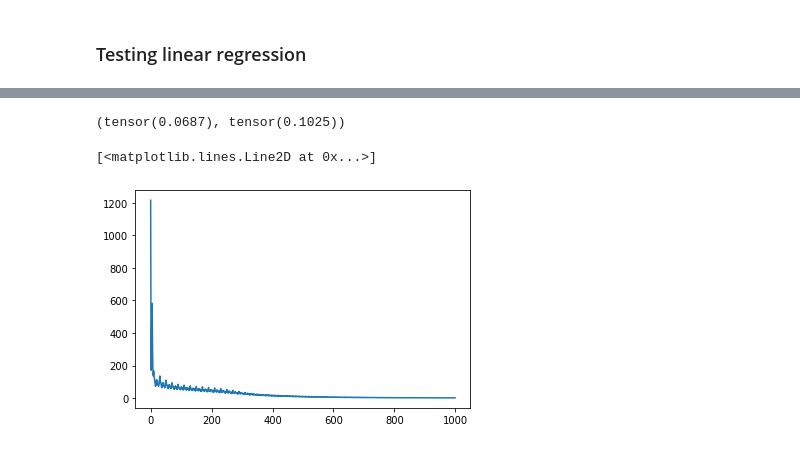
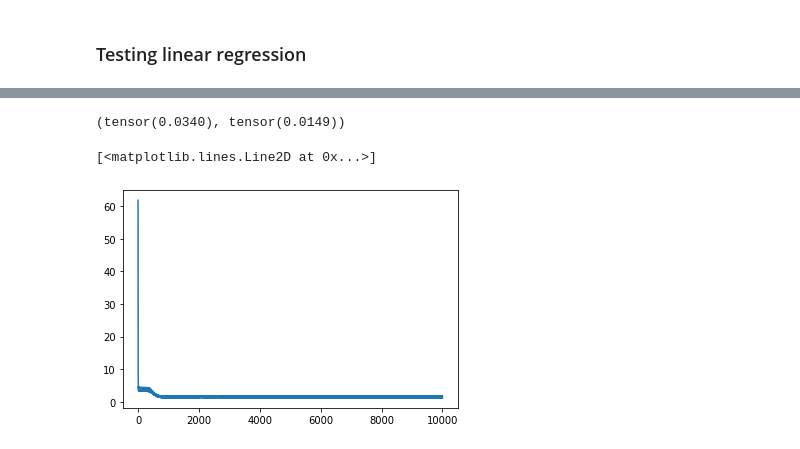
Before and after one commit to lustea0201/dl_projects, a Jupyter notebook: project2/main.ipynb, the cells around one changed output, grey strips where cells are left out. Drawn from its saved outputs; the diff is of its cells as text; code cells hidden in the pictures.

```diff
--- a/project2/main.ipynb
+++ b/project2/main.ipynb
@@ -25,13 +15,13 @@ tensor([0., 0., 1., 0., 5.])
 # %% [markdown]
 ### Testing linear regression
 # %%
-from module import Linear
+from module import Linear, ReLU, Tanh, LossMSE
 import matplotlib.pyplot as plt
 
 
 
 n_samples = 1000
-input_dim = 10
+input_dim = 20
 output_dim = 2
 
 x0 = torch.rand((n_samples, input_dim))
@@ -52,13 +42,15 @@ for i in range(n_samples):
 y += 0.05*torch.empty(y.shape).normal_(0, 1)
 
 ll = Linear(input_dim, output_dim)
+LS = LossMSE()
+
 
 losses, d_w, d_b = [], [], []
 
 
-nb_epochs = 1000
+nb_epochs = 10000
 mini_batch_size = 100
-lr = 1e-4/n_samples*mini_batch_size
+lr = 1e-1/n_samples*mini_batch_size
 
 
 
@@ -68,10 +60,10 @@ for epoch in range(nb_epochs):
         input_ = x0.narrow(0, i, mini_batch_size)
         target = y.narrow(0, i, mini_batch_size)
         x2 = ll.forward(input_)
-        error = target - x2
-        loss = torch.pow(error, 2).sum()
 
-        grad_output = -2*error
+        loss = LS.forward(x2, target)
+
+        grad_output = LS.backward()
         grad_input = ll.backward(grad_output)
 
 
@@ -110,10 +100,9 @@ b, ll.b.squeeze()
 # %%
 d_w[-1], d_b[-1]
 # %% [output]
-(tensor(0.0687), tensor(0.1025))
+(tensor(0.0340), tensor(0.0149))
 # %%
-from module import ReLU
-
+LS = LossMSE()
 
 hidden_dim = 5
 L1 = Linear(input_dim, hidden_dim)
@@ -123,43 +112,41 @@ L2 = Linear(hidden_dim, output_dim)
 losses, d_w, d_b = [], [], []
 
 
-nb_epochs = 100
+nb_epochs = 1000
 mini_batch_size = 100
-lr = 1e-3/n_samples*mini_batch_size
+lr = 1e-1/n_samples*mini_batch_size
 
 
 
 for epoch in range(nb_epochs):
     L1.zero_grad()
     L2.zero_grad()
     for i in range(0, x0.size(0), mini_batch_size):
         input_ = x0.narrow(0, i, mini_batch_size)
         target = y.narrow(0, i, mini_batch_size)
 
+        # forward pass
         x1 = L1.forward(input_)
         s1 = R.forward(x1)
         x2 = L2.forward(s1)
-
-        error = target - x2
-
-        loss = torch.pow(error, 2).sum()
-
-        grad_x2 = -2*error
+        loss = LS.forward(x2, target)
+        # backward pass
+        grad_x2 = LS.backward()
         grad_s1 = L2.backward(grad_x2)
         grad_x1 = R.backward(grad_s1)
         grad_input = L1.backward(grad_x1)
 
 
         L1.W -= lr*L1.grad_W
         L1.b -= lr*L1.grad_b
 
         L2.W -= lr*L2.grad_W
         L2.b -= lr*L2.grad_b
 
         losses.append(loss.item())
 
 
 plt.plot(losses)
 # %% [output]
 [<matplotlib.lines.Line2D at 0x...>]
-[figure, old version]
+[figure, new version]
```
Also changed, not shown: parts of 11 cells of this notebook.
